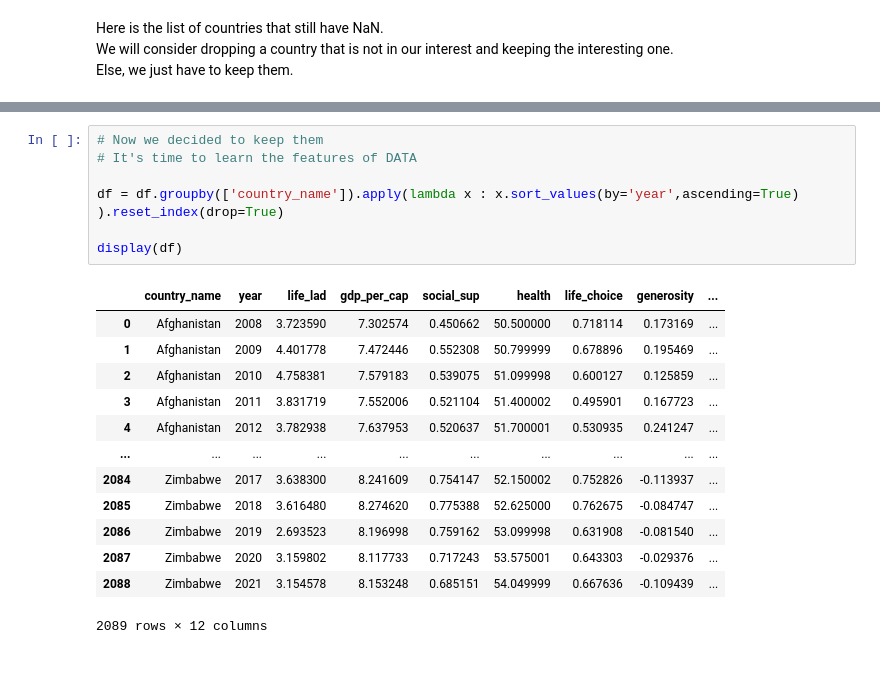
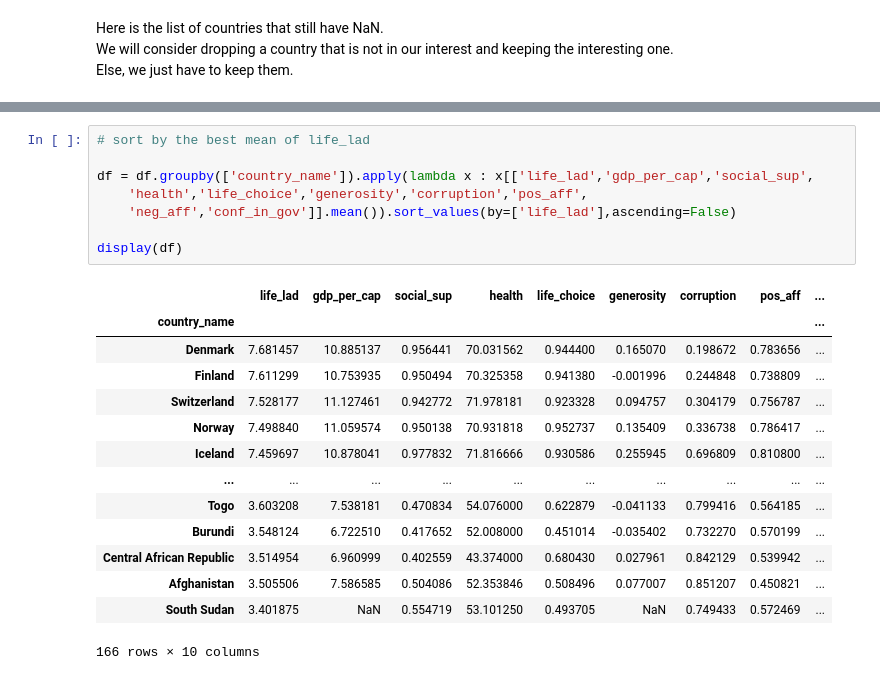
Before and after one commit to HikariJadeEmpire/TH_WLRD_Happiness_Project, a Jupyter notebook: WH_CodeSpace.ipynb, the cells around one changed output, grey strips where cells are left out. Saved outputs shown, nothing was run; the diff lists cells and outputs as text.

```diff
--- a/WH_CodeSpace.ipynb
+++ b/WH_CodeSpace.ipynb
@@ -171,21 +177,23 @@ Else, we just have to keep them.
 # %%
-# Now we decided to keep them
-# It's time to learn the features of DATA
+# sort by the best mean of life_lad
 
-df = df.groupby(['country_name']).apply(lambda x : x.sort_values(by='year',ascending=True) ).reset_index(drop=True)
+df = df.groupby(['country_name']).apply(lambda x : x[['life_lad','gdp_per_cap','social_sup',
+    'health','life_choice','generosity','corruption','pos_aff',
+    'neg_aff','conf_in_gov']].mean()).sort_values(by=['life_lad'],ascending=False)
 
 display(df)
 # %% [output]
-|  | country_name | year | life_lad | gdp_per_cap | social_sup | health | life_choice | generosity | ... |
-| 0 | Afghanistan | 2008 | 3.723590 | 7.302574 | 0.450662 | 50.500000 | 0.718114 | 0.173169 | ... |
-| 1 | Afghanistan | 2009 | 4.401778 | 7.472446 | 0.552308 | 50.799999 | 0.678896 | 0.195469 | ... |
-| 2 | Afghanistan | 2010 | 4.758381 | 7.579183 | 0.539075 | 51.099998 | 0.600127 | 0.125859 | ... |
-| 3 | Afghanistan | 2011 | 3.831719 | 7.552006 | 0.521104 | 51.400002 | 0.495901 | 0.167723 | ... |
-| 4 | Afghanistan | 2012 | 3.782938 | 7.637953 | 0.520637 | 51.700001 | 0.530935 | 0.241247 | ... |
+|  | life_lad | gdp_per_cap | social_sup | health | life_choice | generosity | corruption | pos_aff | ... |
+| country_name |  |  |  |  |  |  |  |  | ... |
+| Denmark | 7.681457 | 10.885137 | 0.956441 | 70.031562 | 0.944400 | 0.165070 | 0.198672 | 0.783656 | ... |
+| Finland | 7.611299 | 10.753935 | 0.950494 | 70.325358 | 0.941380 | -0.001996 | 0.244848 | 0.738809 | ... |
+| Switzerland | 7.528177 | 11.127461 | 0.942772 | 71.978181 | 0.923328 | 0.094757 | 0.304179 | 0.756787 | ... |
+| Norway | 7.498840 | 11.059574 | 0.950138 | 70.931818 | 0.952737 | 0.135409 | 0.336738 | 0.786417 | ... |
+| Iceland | 7.459697 | 10.878041 | 0.977832 | 71.816666 | 0.930586 | 0.255945 | 0.696809 | 0.810800 | ... |
 | ... | ... | ... | ... | ... | ... | ... | ... | ... | ... |
-| 2084 | Zimbabwe | 2017 | 3.638300 | 8.241609 | 0.754147 | 52.150002 | 0.752826 | -0.113937 | ... |
-| 2085 | Zimbabwe | 2018 | 3.616480 | 8.274620 | 0.775388 | 52.625000 | 0.762675 | -0.084747 | ... |
-| 2086 | Zimbabwe | 2019 | 2.693523 | 8.196998 | 0.759162 | 53.099998 | 0.631908 | -0.081540 | ... |
-| 2087 | Zimbabwe | 2020 | 3.159802 | 8.117733 | 0.717243 | 53.575001 | 0.643303 | -0.029376 | ... |
-| 2088 | Zimbabwe | 2021 | 3.154578 | 8.153248 | 0.685151 | 54.049999 | 0.667636 | -0.109439 | ... |
+| Togo | 3.603208 | 7.538181 | 0.470834 | 54.076000 | 0.622879 | -0.041133 | 0.799416 | 0.564185 | ... |
+| Burundi | 3.548124 | 6.722510 | 0.417652 | 52.008000 | 0.451014 | -0.035402 | 0.732270 | 0.570199 | ... |
+| Central African Republic | 3.514954 | 6.960999 | 0.402559 | 43.374000 | 0.680430 | 0.027961 | 0.842129 | 0.539942 | ... |
+| Afghanistan | 3.505506 | 7.586585 | 0.504086 | 52.353846 | 0.508496 | 0.077007 | 0.851207 | 0.450821 | ... |
+| South Sudan | 3.401875 | NaN | 0.554719 | 53.101250 | 0.493705 | NaN | 0.749433 | 0.572469 | ... |
-2089 rows × 12 columns
+166 rows × 10 columns
```
Also changed, not shown: parts of 1 cell of this notebook.
